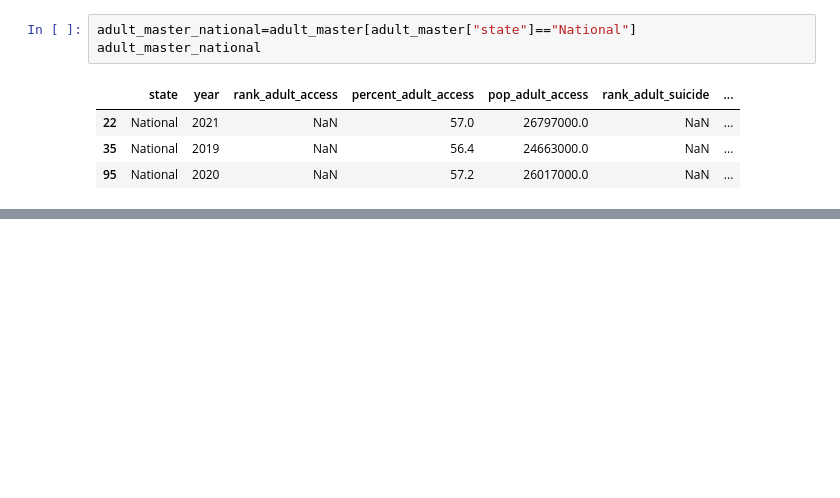
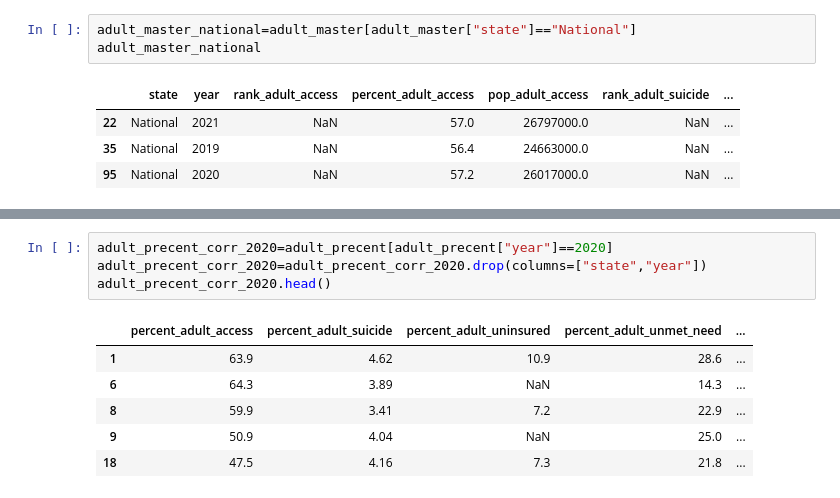
Before and after one commit to NoahToomeyBC/project-vu, a Jupyter notebook: dataexploration/datacoonnect/dataconn.ipynb, the cells around one changed output, grey strips where cells are left out. Cells and saved outputs as stored; diff of their text form; blank space fills up the shorter version.

```diff
--- a/dataexploration/datacoonnect/dataconn.ipynb
+++ b/dataexploration/datacoonnect/dataconn.ipynb
@@ -101,0 +130,11 @@ adult_master_national
+# %%
+adult_precent_corr_2020=adult_precent[adult_precent["year"]==2020]
+adult_precent_corr_2020=adult_precent_corr_2020.drop(columns=["state","year"])
+adult_precent_corr_2020.head()
+# %% [output]
+|  | percent_adult_access | percent_adult_suicide | percent_adult_uninsured | percent_adult_unmet_need | ... |
+| 1 | 63.9 | 4.62 | 10.9 | 28.6 | ... |
+| 6 | 64.3 | 3.89 | NaN | 14.3 | ... |
+| 8 | 59.9 | 3.41 | 7.2 | 22.9 | ... |
+| 9 | 50.9 | 4.04 | NaN | 25.0 | ... |
+| 18 | 47.5 | 4.16 | 7.3 | 21.8 | ... |
```
Also changed, not shown: parts of 12 cells of this notebook.
